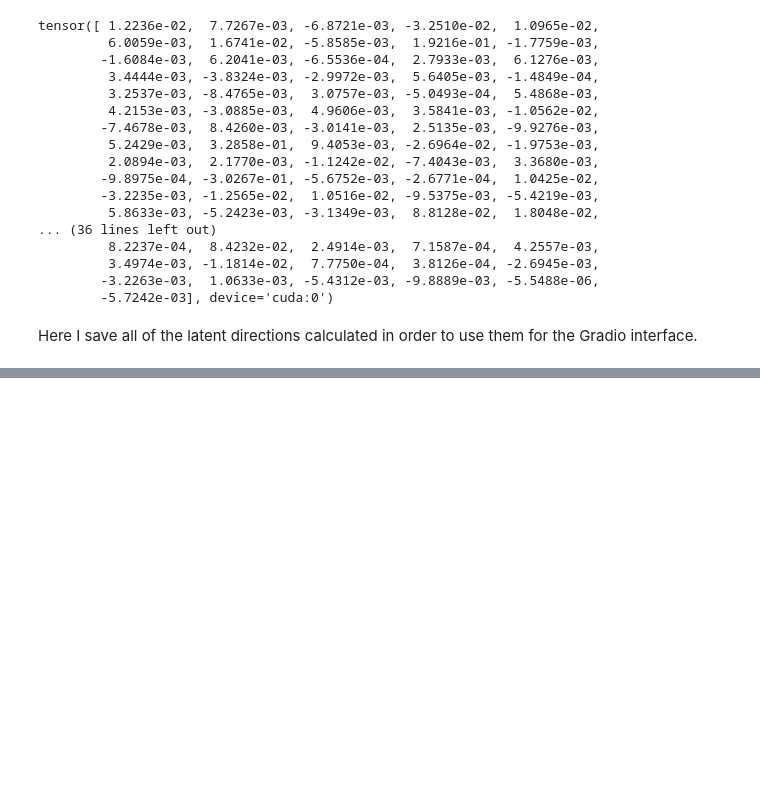
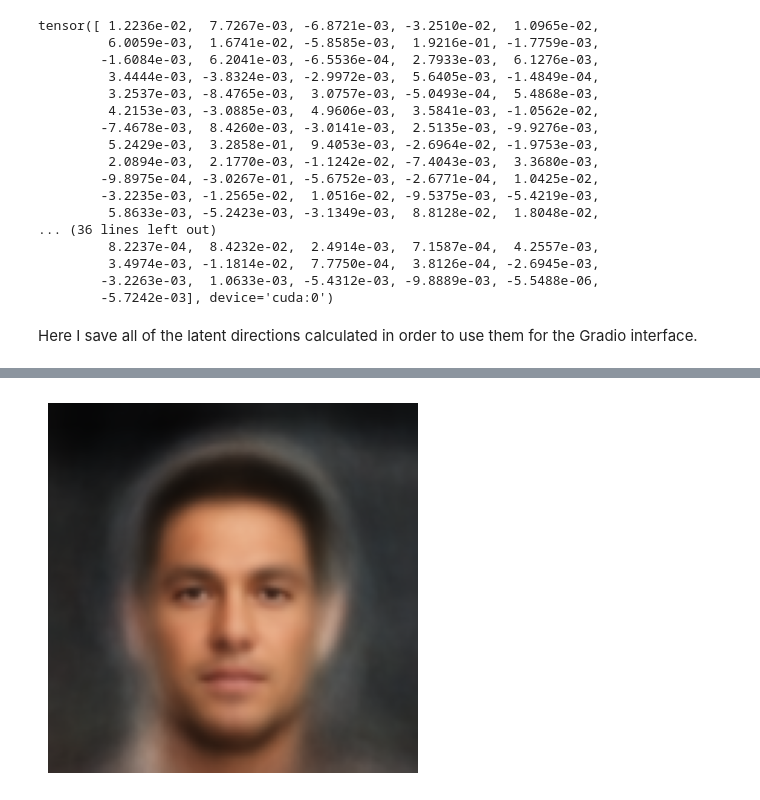
Before and after one commit to angelr-code/vae-project, a Jupyter notebook: notebooks/latent_manipulation.ipynb, the cells around one changed output, grey strips where cells are left out. Drawn from its saved outputs; the diff is of its cells as text; code cells hidden in the pictures; blank space fills up the shorter version.

```diff
--- a/notebooks/latent_manipulation.ipynb
+++ b/notebooks/latent_manipulation.ipynb
@@ -292,0 +251,8 @@ plt.axis('off')
+# %%
+_, modified_img = latent_interpolation(model, device, directions, img_root, smile = -1.5, male = 0, blond = 0, beard = 0, young = 0, glasses = 0)
+plt.imshow(modified_img)
+plt.axis('off')
+plt.savefig("no_smile.pdf", format = 'pdf', bbox_inches = 'tight')
+plt.show()
+# %% [output]
+[figure, added]
```
Also changed, not shown: parts of 22 cells of this notebook, 13 other files.
